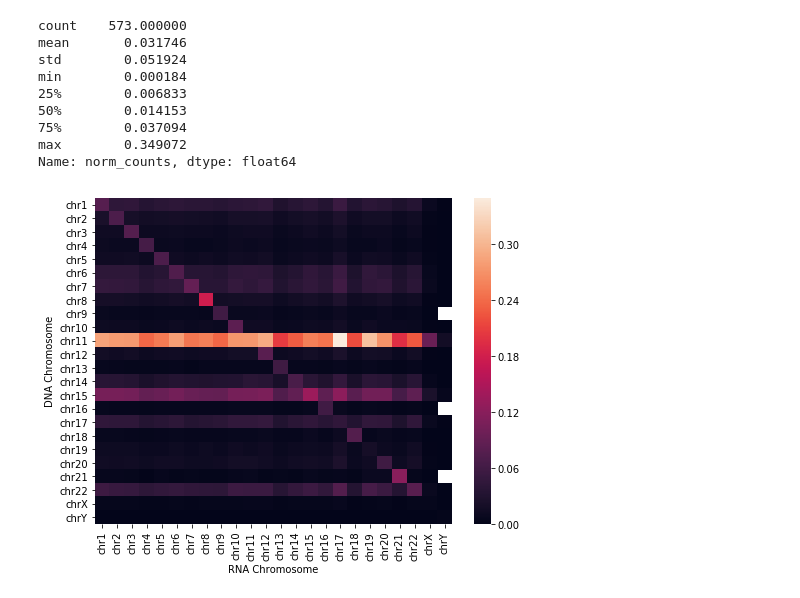
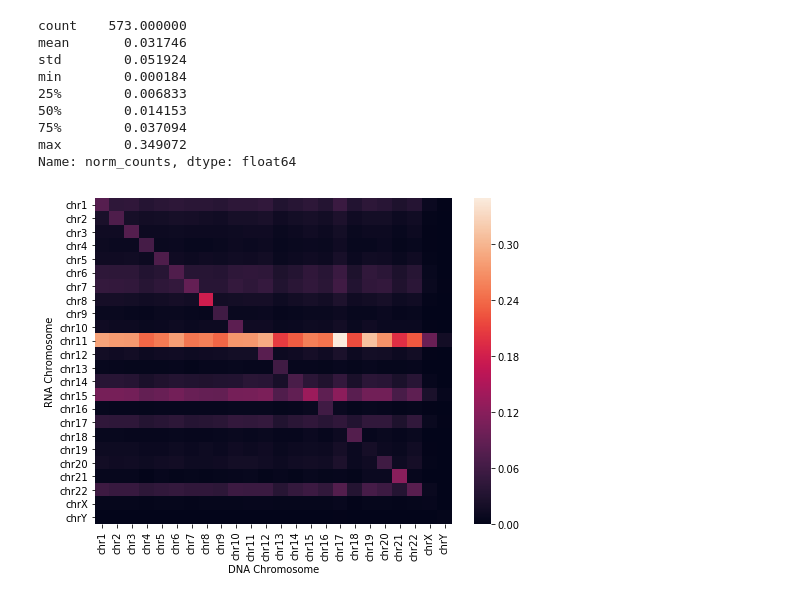
Before and after one commit to joreynajr/GIVE-UP, a Jupyter notebook: scripts/Analyze_Significant_Interactions.ipynb, the cells around one changed output. Cells and saved outputs as stored; diff of their text form; code cells hidden in the pictures.

```diff
--- a/scripts/Analyze_Significant_Interactions.ipynb
+++ b/scripts/Analyze_Significant_Interactions.ipynb
@@ -11,7 +11,7 @@ import matplotlib.pyplot as plt
 import seaborn as sns
 import subprocess
 
-output_dir = '../output/fithic/combined'
+output_dir = '../output/significant_interactions/'
 # %% [markdown]
 ## Loading chromosome sizes
 # %%
@@ -129,12 +178,16 @@ Name: norm_counts, dtype: float64
 # %%
 chrom_matrix_hff = chrom_counts_hff.pivot(index='chr1', columns='chr2', values='norm_counts')
 chrom_matrix_hff = chrom_matrix_hff.loc[chroms, chroms]
+chrom_matrix_hff = chrom_matrix_hff.fillna(0)
 # %%
 fig, ax = plt.subplots(figsize=(8,6))
 
 sns.heatmap(chrom_matrix_hff, ax=ax)
 
-ax.set_xlabel('RNA Chromosome')
-ax.set_ylabel('DNA Chromosome');
+ax.set_ylabel('RNA Chromosome')
+ax.set_xlabel('DNA Chromosome');
+
+fn = os.path.join(output_dir, '{}_significant_interactions_heatmap.png'.format(cell_type))
+fig.savefig(fn, dpi=200)
 # %% [output]
-[figure, old version]
+[figure, new version]
```
Also changed, not shown: parts of 8 cells of this notebook, 4 other files.
